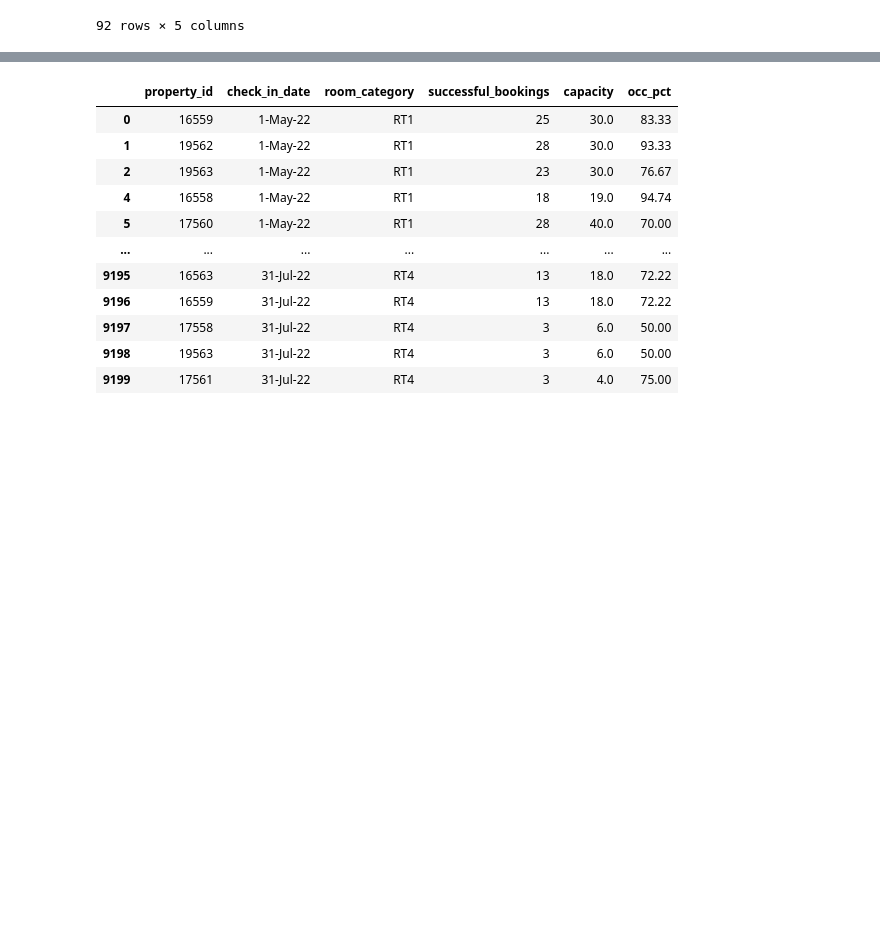
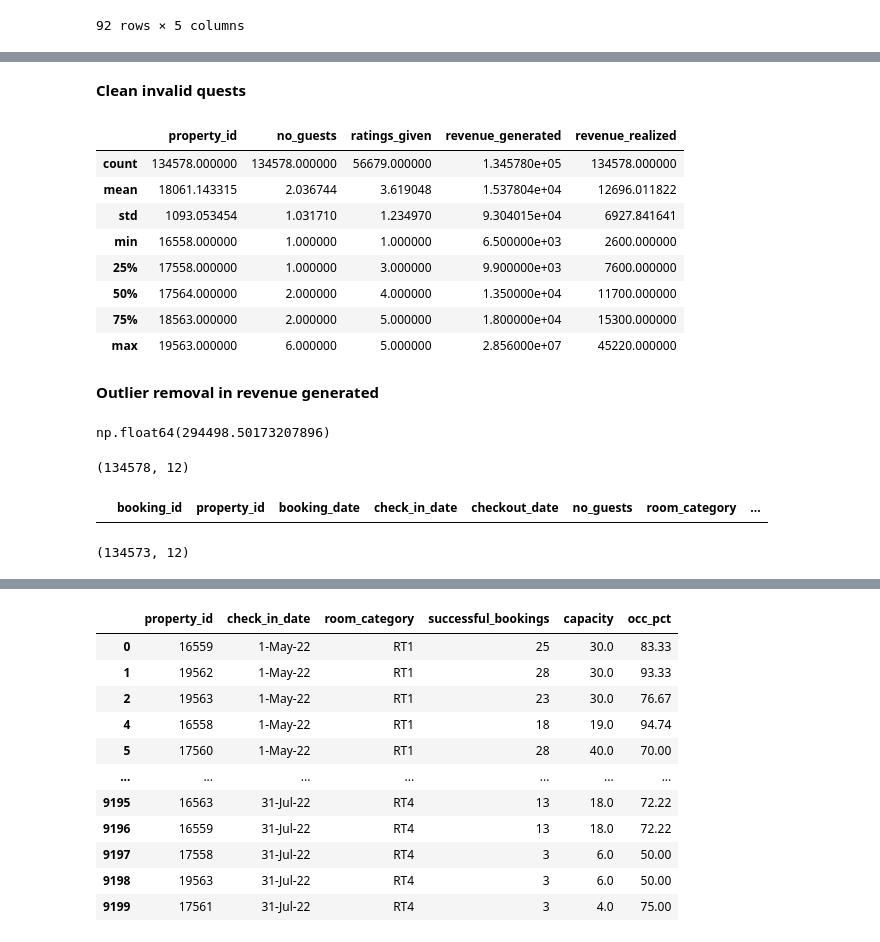
Before and after one commit to Michael-AngeloK/EDA-in-hospitality, a Jupyter notebook: main.ipynb, the cells around one changed output, grey strips where cells are left out. Saved outputs shown, nothing was run; the diff lists cells and outputs as text; code cells hidden in the pictures; blank space fills up the shorter version.

```diff
--- a/main.ipynb
+++ b/main.ipynb
@@ -112,0 +109,2 @@ dtype: int64
+# %% [markdown]
+**Clean invalid quests**
@@ -112,0 +113,34 @@ dtype: int64
+# %%
+df_bookings.describe()
+# %% [output]
+|  | property_id | no_guests | ratings_given | revenue_generated | revenue_realized |
+| count | 134578.000000 | 134578.000000 | 56679.000000 | 1.345780e+05 | 134578.000000 |
+| mean | 18061.143315 | 2.036744 | 3.619048 | 1.537804e+04 | 12696.011822 |
+| std | 1093.053454 | 1.031710 | 1.234970 | 9.304015e+04 | 6927.841641 |
+| min | 16558.000000 | 1.000000 | 1.000000 | 6.500000e+03 | 2600.000000 |
+| 25% | 17558.000000 | 1.000000 | 3.000000 | 9.900000e+03 | 7600.000000 |
+| 50% | 17564.000000 | 2.000000 | 4.000000 | 1.350000e+04 | 11700.000000 |
+| 75% | 18563.000000 | 2.000000 | 5.000000 | 1.800000e+04 | 15300.000000 |
+| max | 19563.000000 | 6.000000 | 5.000000 | 2.856000e+07 | 45220.000000 |
+# %% [markdown]
+**Outlier removal in revenue generated**
+# %%
+higher_limit = df_bookings.revenue_generated.mean() + 3*df_bookings.revenue_generated.std()
+higher_limit
+# %% [output]
+np.float64(294498.50173207896)
+# %%
+lower_limit = df_bookings.revenue_generated.mean() - 3*df_bookings.revenue_generated.std()
+lower_limit
+df_bookings.shape
+# %% [output]
+(134578, 12)
+# %%
+df_bookings[df_bookings.revenue_generated <= 0]
+# %% [output]
+|  | booking_id | property_id | booking_date | check_in_date | checkout_date | no_guests | room_category | ... |
+# %%
+df_bookings = df_bookings[df_bookings.revenue_generated <= higher_limit]
+df_bookings.shape
+# %% [output]
+(134573, 12)
```
Also changed, not shown: parts of 35 cells of this notebook.
